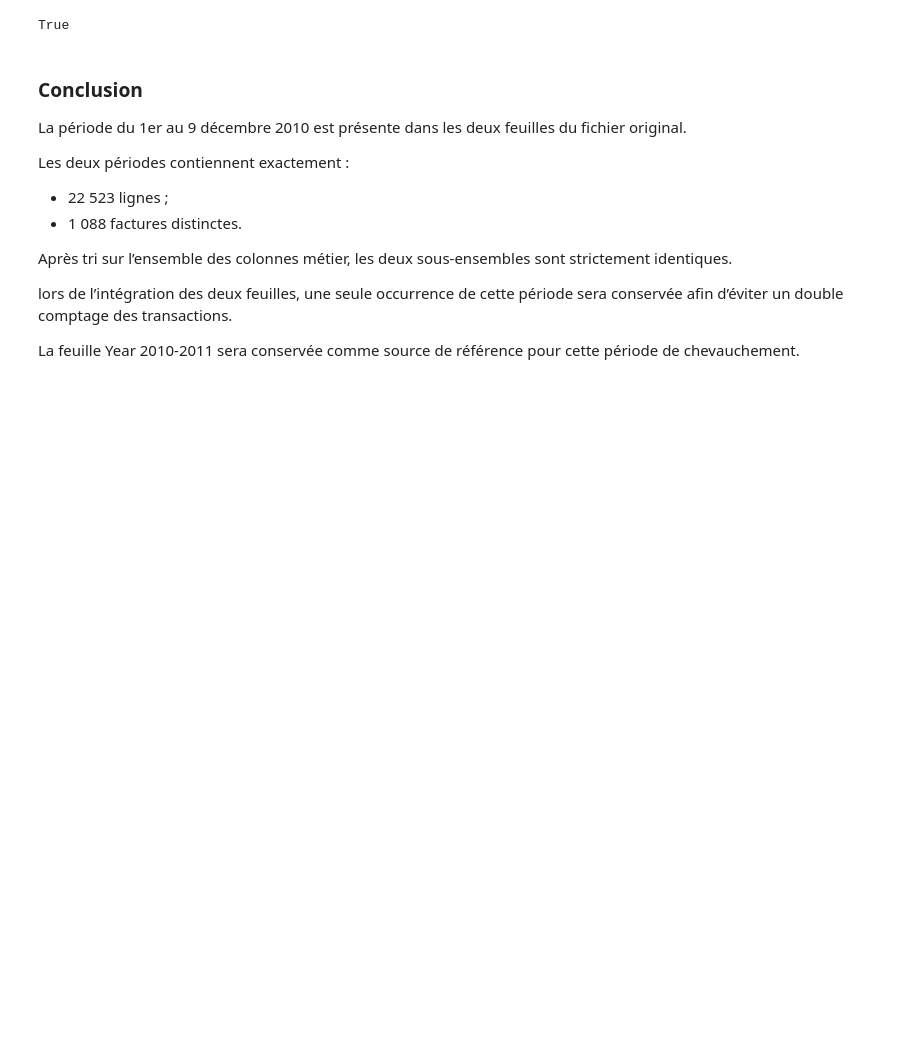
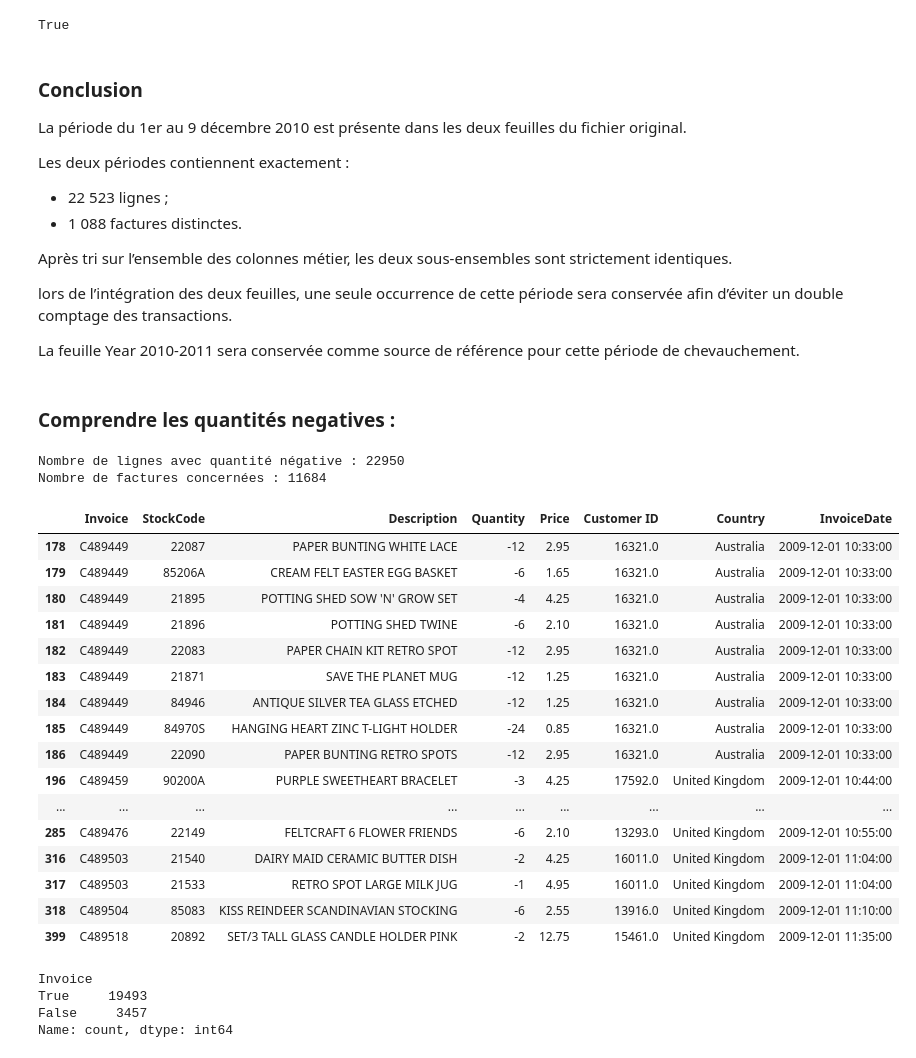
Before and after one commit to skygg-gg/customer_value_radar, a Jupyter notebook: notebooks/data_audit_quality.ipynb, the cells around one changed output. Saved outputs shown, nothing was run; the diff lists cells and outputs as text; code cells hidden in the pictures; blank space fills up the shorter version.

Commit message:
analyse quantités et prix

```diff
--- a/notebooks/data_audit_quality.ipynb
+++ b/notebooks/data_audit_quality.ipynb
@@ -410,3 +410,64 @@ Après tri sur l’ensemble des colonnes métier, les deux sous-ensembles sont s
 lors de l’intégration des deux feuilles, une seule occurrence de cette période sera conservée afin d’éviter un double comptage des transactions.
 
 La feuille Year 2010-2011 sera conservée comme source de référence pour cette période de chevauchement.
+# %% [markdown]
+### Comprendre les quantités negatives :
+# %%
+# Analyse des quantités négatives
+
+negative_quantity = df_raw[df_raw["Quantity"] < 0]
+
+print("Nombre de lignes avec quantité négative :", len(negative_quantity))
+print("Nombre de factures concernées :", negative_quantity["Invoice"].nunique())
+# %% [output]
+Nombre de lignes avec quantité négative : 22950
+Nombre de factures concernées : 11684
+# %%
+display(
+    negative_quantity[
+        [
+            "Invoice",
+            "StockCode",
+            "Description",
+            "Quantity",
+            "Price",
+            "Customer ID",
+            "Country",
+            "InvoiceDate"
+        ]
+    ].head(30)
+)
+# %% [output]
+|  | Invoice | StockCode | Description | Quantity | Price | Customer ID | Country | InvoiceDate |
+| 178 | C489449 | 22087 | PAPER BUNTING WHITE LACE | -12 | 2.95 | 16321.0 | Australia | 2009-12-01 10:33:00 |
+| 179 | C489449 | 85206A | CREAM FELT EASTER EGG BASKET | -6 | 1.65 | 16321.0 | Australia | 2009-12-01 10:33:00 |
+| 180 | C489449 | 21895 | POTTING SHED SOW 'N' GROW SET | -4 | 4.25 | 16321.0 | Australia | 2009-12-01 10:33:00 |
+| 181 | C489449 | 21896 | POTTING SHED TWINE | -6 | 2.10 | 16321.0 | Australia | 2009-12-01 10:33:00 |
+| 182 | C489449 | 22083 | PAPER CHAIN KIT RETRO SPOT | -12 | 2.95 | 16321.0 | Australia | 2009-12-01 10:33:00 |
+| 183 | C489449 | 21871 | SAVE THE PLANET MUG | -12 | 1.25 | 16321.0 | Australia | 2009-12-01 10:33:00 |
+| 184 | C489449 | 84946 | ANTIQUE SILVER TEA GLASS ETCHED | -12 | 1.25 | 16321.0 | Australia | 2009-12-01 10:33:00 |
+| 185 | C489449 | 84970S | HANGING HEART ZINC T-LIGHT HOLDER | -24 | 0.85 | 16321.0 | Australia | 2009-12-01 10:33:00 |
+| 186 | C489449 | 22090 | PAPER BUNTING RETRO SPOTS | -12 | 2.95 | 16321.0 | Australia | 2009-12-01 10:33:00 |
+| 196 | C489459 | 90200A | PURPLE SWEETHEART BRACELET | -3 | 4.25 | 17592.0 | United Kingdom | 2009-12-01 10:44:00 |
+| ... | ... | ... | ... | ... | ... | ... | ... | ... |
+| 285 | C489476 | 22149 | FELTCRAFT 6 FLOWER FRIENDS | -6 | 2.10 | 13293.0 | United Kingdom | 2009-12-01 10:55:00 |
+| 316 | C489503 | 21540 | DAIRY MAID CERAMIC BUTTER DISH | -2 | 4.25 | 16011.0 | United Kingdom | 2009-12-01 11:04:00 |
+| 317 | C489503 | 21533 | RETRO SPOT LARGE MILK JUG | -1 | 4.95 | 16011.0 | United Kingdom | 2009-12-01 11:04:00 |
+| 318 | C489504 | 85083 | KISS REINDEER SCANDINAVIAN STOCKING | -6 | 2.55 | 13916.0 | United Kingdom | 2009-12-01 11:10:00 |
+| 399 | C489518 | 20892 | SET/3 TALL GLASS CANDLE HOLDER PINK | -2 | 12.75 | 15461.0 | United Kingdom | 2009-12-01 11:35:00 |
+# %%
+# Verification des factures :
+
+negative_invoice_check = (
+    negative_quantity["Invoice"]
+    .astype(str)
+    .str.startswith("C")
+    .value_counts()
+)
+
+display(negative_invoice_check)
+# %% [output]
+Invoice
+True     19493
+False     3457
+Name: count, dtype: int64
```
Also changed, not shown: parts of 12 cells of this notebook.
